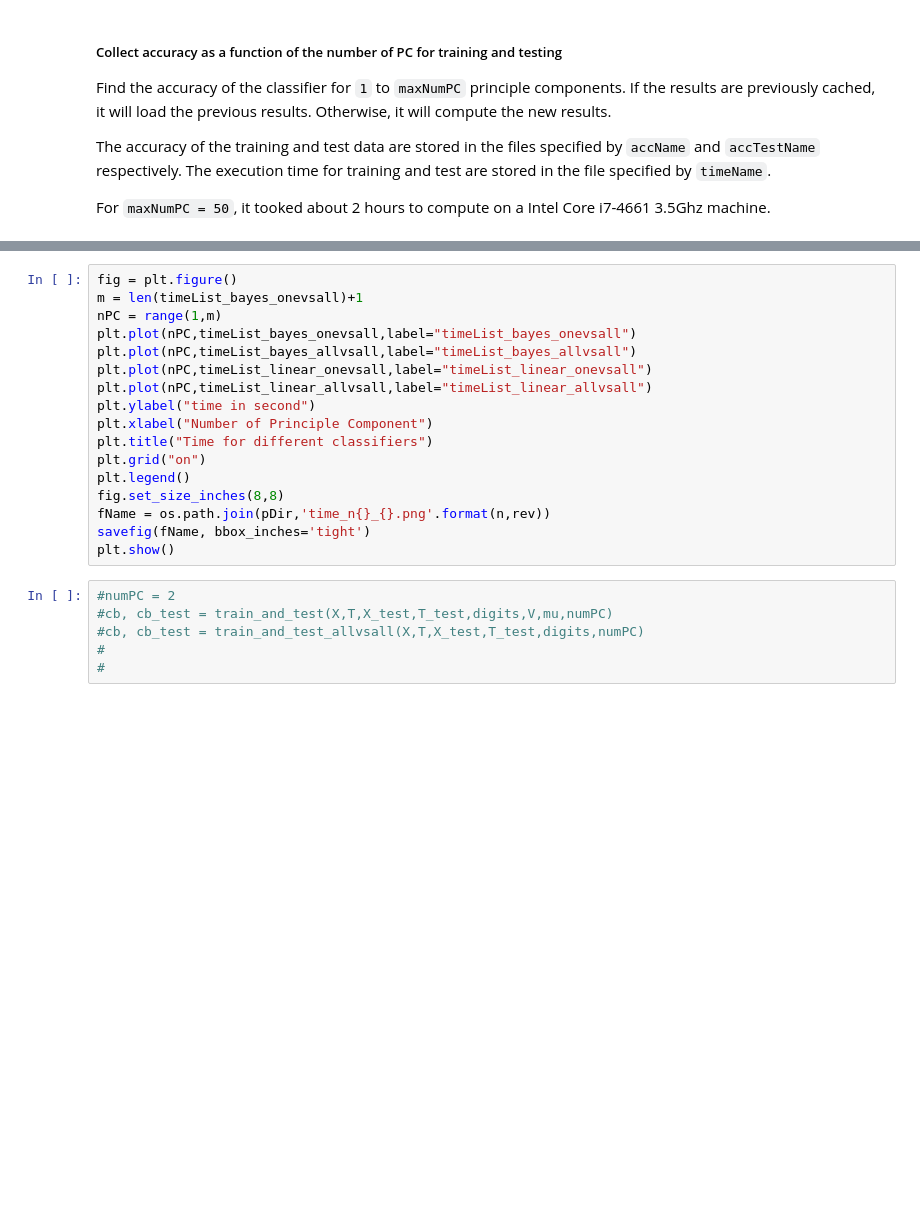
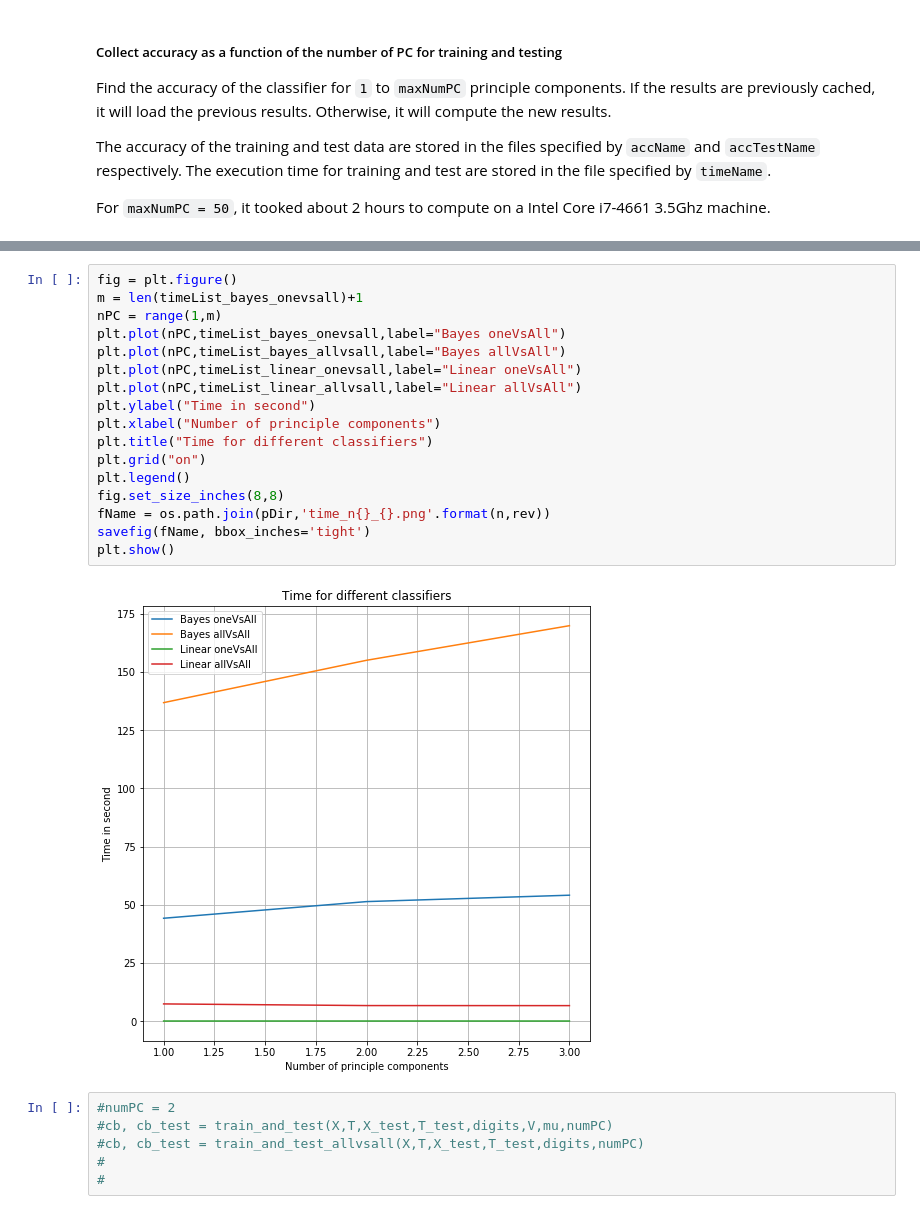
Before and after one commit to teambengio/finalproject, a Jupyter notebook: finalproject-allvsall.ipynb, the cells around one changed output, grey strips where cells are left out. Drawn from its saved outputs; the diff is of its cells as text; blank space fills up the shorter version.

```diff
--- a/finalproject-allvsall.ipynb
+++ b/finalproject-allvsall.ipynb
@@ -770,20 +784,22 @@ plt.show()
 # %%
 fig = plt.figure()
 m = len(timeList_bayes_onevsall)+1
 nPC = range(1,m)
-plt.plot(nPC,timeList_bayes_onevsall,label="timeList_bayes_onevsall")
-plt.plot(nPC,timeList_bayes_allvsall,label="timeList_bayes_allvsall")
-plt.plot(nPC,timeList_linear_onevsall,label="timeList_linear_onevsall")
-plt.plot(nPC,timeList_linear_allvsall,label="timeList_linear_allvsall")
-plt.ylabel("time in second")
-plt.xlabel("Number of Principle Component")
+plt.plot(nPC,timeList_bayes_onevsall,label="Bayes oneVsAll")
+plt.plot(nPC,timeList_bayes_allvsall,label="Bayes allVsAll")
+plt.plot(nPC,timeList_linear_onevsall,label="Linear oneVsAll")
+plt.plot(nPC,timeList_linear_allvsall,label="Linear allVsAll")
+plt.ylabel("Time in second")
+plt.xlabel("Number of principle components")
 plt.title("Time for different classifiers")
 plt.grid("on")
 plt.legend()
 fig.set_size_inches(8,8)
 fName = os.path.join(pDir,'time_n{}_{}.png'.format(n,rev))
 savefig(fName, bbox_inches='tight')
 plt.show()
+# %% [output]
+[figure, added]
 # %%
 #numPC = 2
 #cb, cb_test = train_and_test(X,T,X_test,T_test,digits,V,mu,numPC)
```
Also changed, not shown: parts of 6 cells of this notebook, 15 other files.
